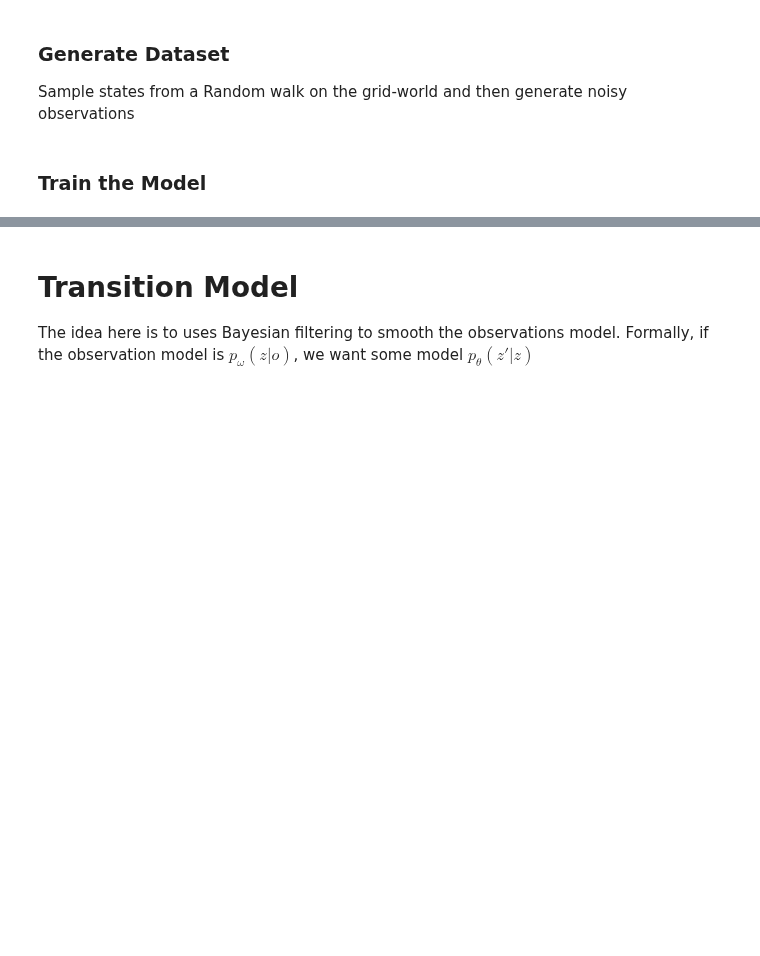
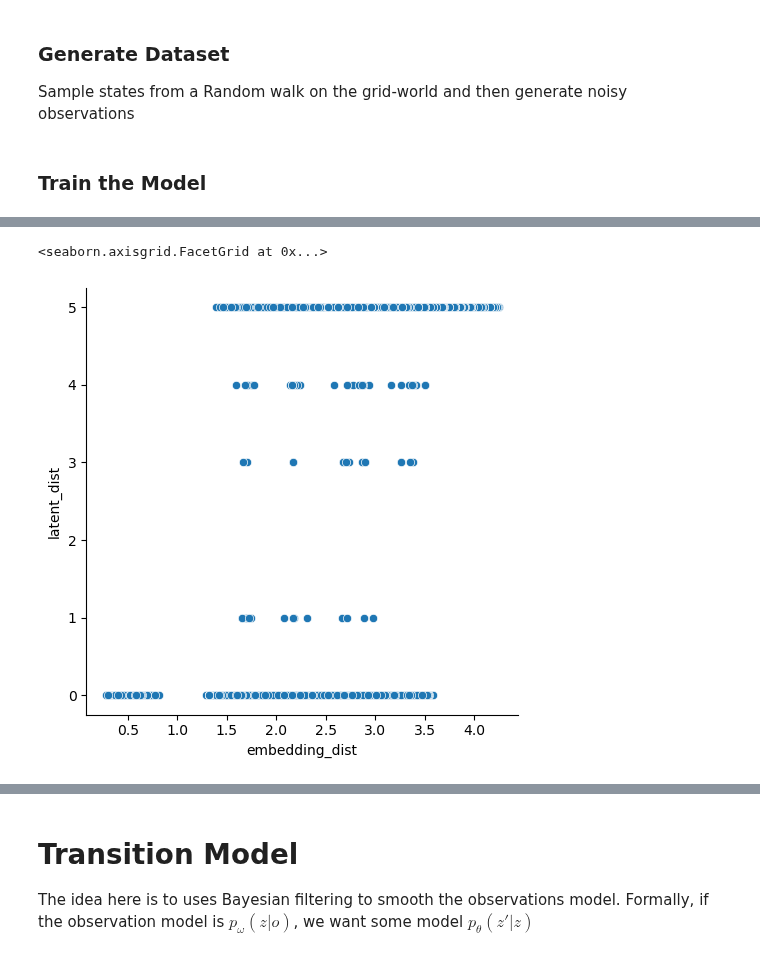
Before and after one commit to nicktfranklin/thread_the_needle, a Jupyter notebook: State_Inference_Network.ipynb, the cells around one changed output, grey strips where cells are left out. Cells and saved outputs as stored; diff of their text form; code cells hidden in the pictures; blank space fills up the shorter version.

```diff
--- a/State_Inference_Network.ipynb
+++ b/State_Inference_Network.ipynb
@@ -273,0 +328,46 @@ for s in range(5):
+# %%
+obs_a = convert_8bit_to_float(
+    torch.stack(
+        [
+            make_tensor(observation_model(s))
+            for s in range(transition_model.n_states)
+            for _ in range(1)
+        ]
+    )
+).to(DEVICE)
+
+obs_b = convert_8bit_to_float(
+    torch.stack(
+        [
+            make_tensor(observation_model(s))
+            for s in range(transition_model.n_states)
+            for _ in range(1)
+        ]
+    )
+).to(DEVICE)
+
+z_a = vae_model.get_state(obs_a)
+z_b = vae_model.get_state(obs_a)
+
+d_emb = pairwise_distances(
+    obs_a.view(400, -1).cpu().detach().numpy(),
+    obs_b.view(400, -1).cpu().detach().numpy(),
+)
+
+d_latent = pairwise_distances(
+    z_a, z_b, metric=lambda x, y: np.sum(x0 != y0 for x0, y0 in zip(x, y))
+)
+# %%
+import pandas as pd
+
+# plt.scatter(d_emb.reshape(-1), d_latent.reshape(-1))
+sns.relplot(
+    data=pd.DataFrame(
+        {"latent_dist": d_latent.reshape(-1), "embedding_dist": d_emb.reshape(-1)}
+    ),
+    x="embedding_dist",
+    y="latent_dist",
+)
+# %% [output]
+<seaborn.axisgrid.FacetGrid at 0x...>
+[figure, added]
```
Also changed, not shown: parts of 23 cells of this notebook, 4 other files.
